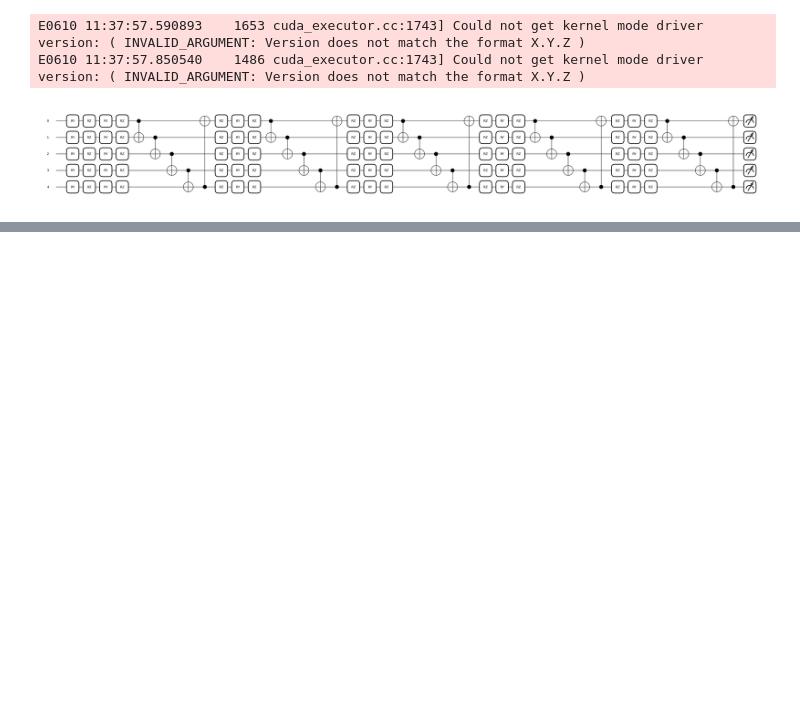
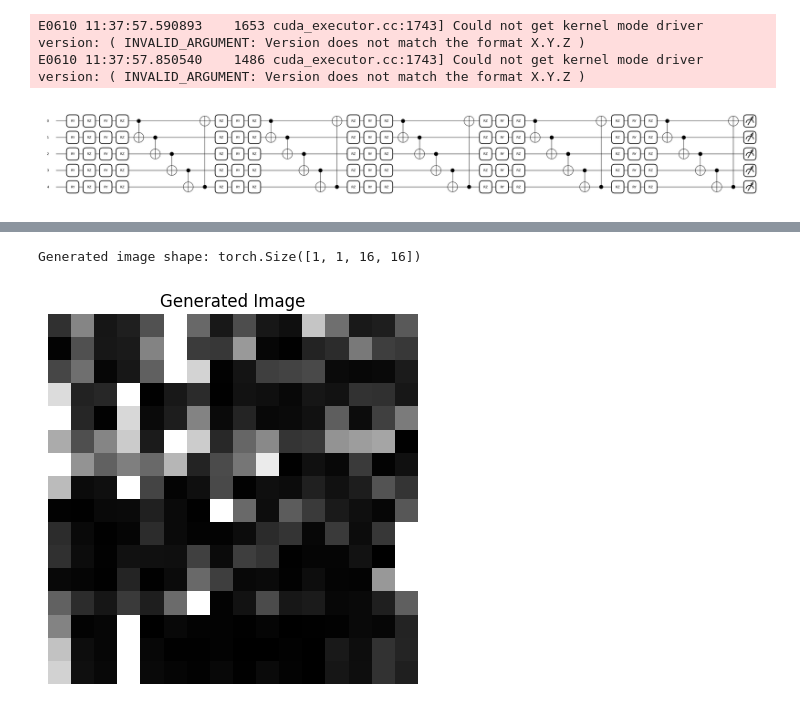
Before and after one commit to maegonz/Quantum-GAN, a Jupyter notebook: main.ipynb, the cells around one changed output, grey strips where cells are left out. Drawn from its saved outputs; the diff is of its cells as text; code cells hidden in the pictures; blank space fills up the shorter version.

```diff
--- a/main.ipynb
+++ b/main.ipynb
@@ -100,0 +106,13 @@ TypeError: unsupported operand type(s) for ** or pow(): 'torch.Size' and 'int'
+# %%
+z_noise = torch.randn(1, generator.n_qubits + generator.n_ancillas, device=device)
+fake_imgs = generator(z_noise).float()
+
+print(f"Generated image shape: {fake_imgs.shape}")
+fake_img = fake_imgs[0].cpu().detach().numpy().reshape(16, 16)
+plt.imshow(fake_img, cmap='gray')
+plt.title("Generated Image")
+plt.axis('off')
+plt.show()
+# %% [output]
+Generated image shape: torch.Size([1, 1, 16, 16])
+[figure, added]
```
Also changed, not shown: parts of 4 cells of this notebook.
